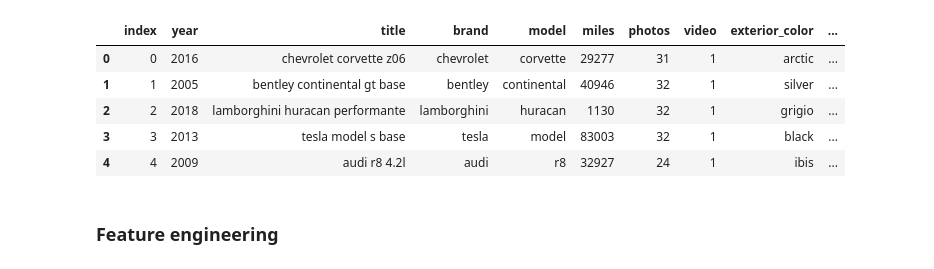
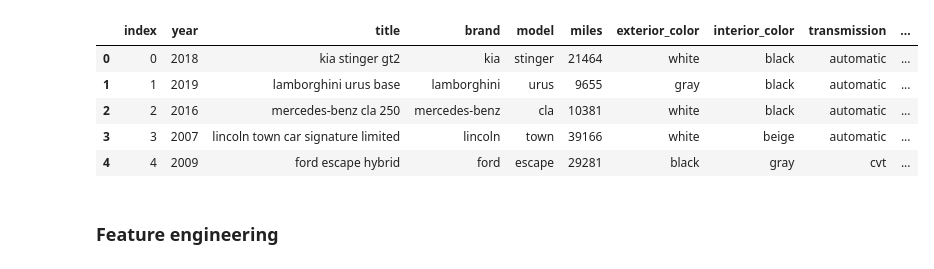
Before and after one commit to kish191919/Predict_Used_Car_Price_by_Python, a Jupyter notebook: Georgia_Used_Car_Price_Mysql_to_Model.ipynb, the cells around one changed output. Saved outputs shown, nothing was run; the diff lists cells and outputs as text; code cells hidden in the pictures.

```diff
--- a/Georgia_Used_Car_Price_Mysql_to_Model.ipynb
+++ b/Georgia_Used_Car_Price_Mysql_to_Model.ipynb
@@ -5,32 +7,32 @@ from sqlalchemy import create_engine
 from collections import Counter
 # %%
 # Read car_info from MySQL at Amazon Web Service Cloud
-pw = pickle.load(open('./Flask/models/pw.plk','rb'))
+pw = pickle.load(open('./Flask/models/pw1.plk','rb'))
 
 db = MySQLdb.connect(
-    "13.125.209.138",
+    "ec2-54-172-111-209.compute-1.amazonaws.com",
     "root",
     pw,
-    "used_car",
+    "car",
     charset='utf8',
 )
 
 # SQL Query
 SQL_QUERY = """
     SELECT *
-    FROM used_car;
+    FROM car;
 """
 
 # Bring car information from MySQL into dataframe
 train = pd.read_sql(SQL_QUERY, db)
 train.head()
 # %% [output]
-|  | index | year | title | brand | model | miles | photos | video | exterior_color | ... |
-| 0 | 0 | 2016 | chevrolet corvette z06 | chevrolet | corvette | 29277 | 31 | 1 | arctic | ... |
-| 1 | 1 | 2005 | bentley continental gt base | bentley | continental | 40946 | 32 | 1 | silver | ... |
-| 2 | 2 | 2018 | lamborghini huracan performante | lamborghini | huracan | 1130 | 32 | 1 | grigio | ... |
-| 3 | 3 | 2013 | tesla model s base | tesla | model | 83003 | 32 | 1 | black | ... |
-| 4 | 4 | 2009 | audi r8 4.2l | audi | r8 | 32927 | 24 | 1 | ibis | ... |
+|  | index | year | title | brand | model | miles | exterior_color | interior_color | transmission | ... |
+| 0 | 0 | 2018 | kia stinger gt2 | kia | stinger | 21464 | white | black | automatic | ... |
+| 1 | 1 | 2019 | lamborghini urus base | lamborghini | urus | 9655 | gray | black | automatic | ... |
+| 2 | 2 | 2016 | mercedes-benz cla 250 | mercedes-benz | cla | 10381 | white | black | automatic | ... |
+| 3 | 3 | 2007 | lincoln town car signature limited | lincoln | town | 39166 | white | beige | automatic | ... |
+| 4 | 4 | 2009 | ford escape hybrid | ford | escape | 29281 | black | gray | cvt | ... |
 # %%
 # Saving data to the database
 pickle.dump(train, open("./Flask/models/database.plk","wb"))
```
Also changed, not shown: parts of 26 cells of this notebook, 12 other files.
